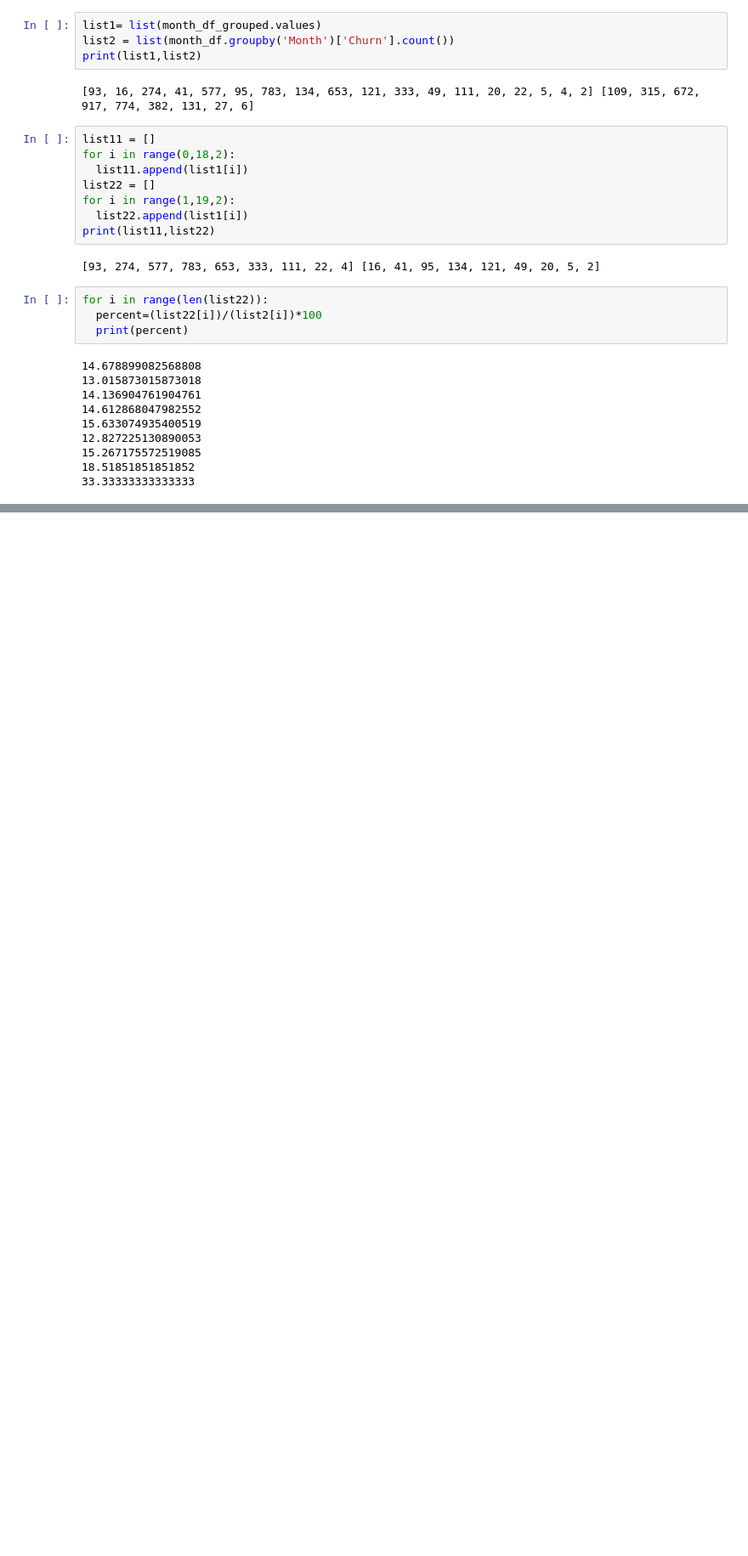
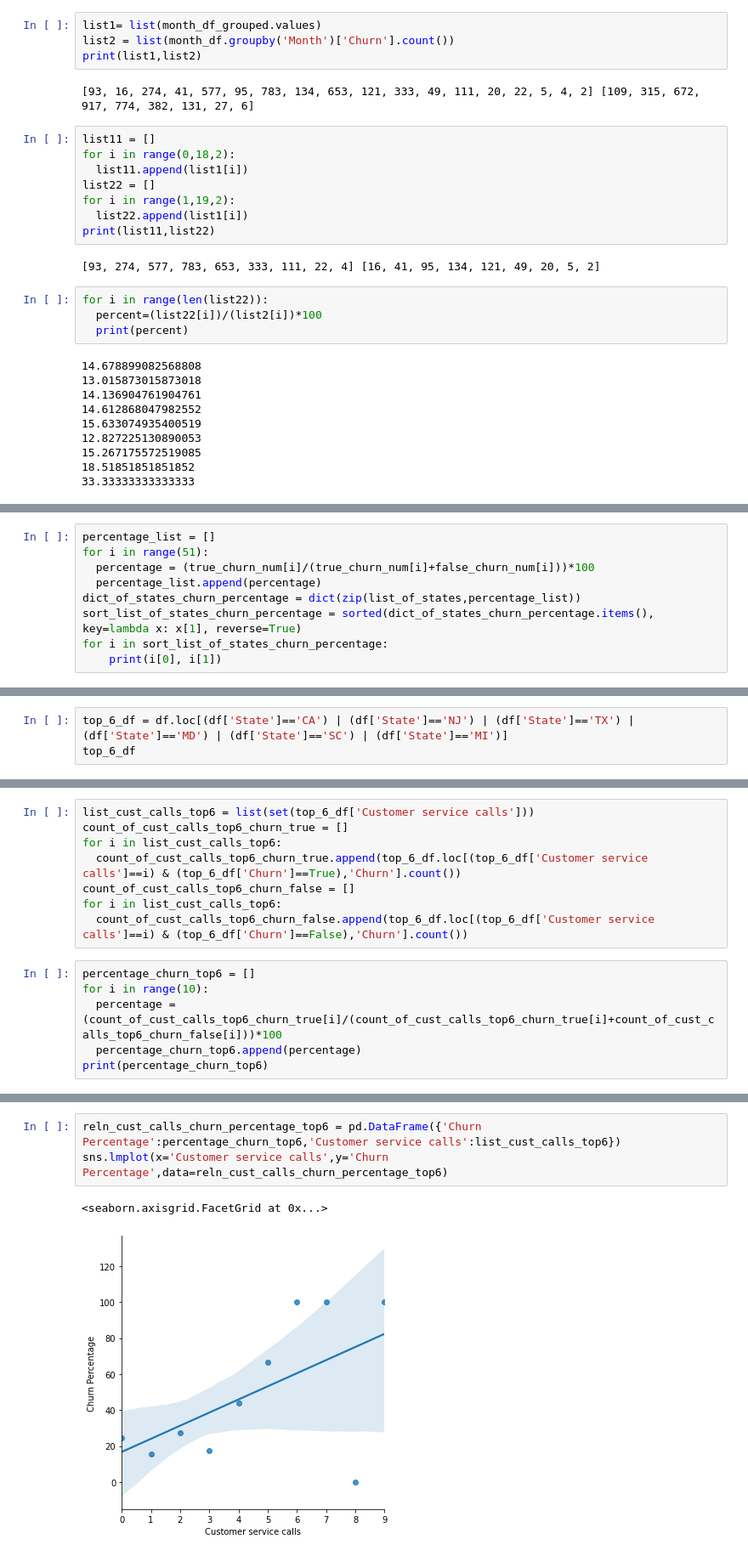
Before and after one commit to sanjogmish/Telecom_Churn_Analysis, a Jupyter notebook: Telecom_Churn_Analysis_Structured_Bivariate_Capstone_Project.ipynb, the cells around one changed output, grey strips where cells are left out. Shown: that part at 85% size. Cells and saved outputs as stored; diff of their text form; blank space fills up the shorter version.

```diff
--- a/Telecom_Churn_Analysis_Structured_Bivariate_Capstone_Project.ipynb
+++ b/Telecom_Churn_Analysis_Structured_Bivariate_Capstone_Project.ipynb
@@ -501,0 +618,9 @@ for i in range(len(list22)):
+# %%
+percentage_list = []
+for i in range(51):
+  percentage = (true_churn_num[i]/(true_churn_num[i]+false_churn_num[i]))*100
+  percentage_list.append(percentage)
+dict_of_states_churn_percentage = dict(zip(list_of_states,percentage_list))
+sort_list_of_states_churn_percentage = sorted(dict_of_states_churn_percentage.items(), key=lambda x: x[1], reverse=True)
+for i in sort_list_of_states_churn_percentage:
+	print(i[0], i[1])
@@ -501,0 +645,3 @@ for i in range(len(list22)):
+# %%
+top_6_df = df.loc[(df['State']=='CA') | (df['State']=='NJ') | (df['State']=='TX') | (df['State']=='MD') | (df['State']=='SC') | (df['State']=='MI')]
+top_6_df
@@ -501,0 +666,14 @@ for i in range(len(list22)):
+# %%
+list_cust_calls_top6 = list(set(top_6_df['Customer service calls']))
+count_of_cust_calls_top6_churn_true = []
+for i in list_cust_calls_top6:
+  count_of_cust_calls_top6_churn_true.append(top_6_df.loc[(top_6_df['Customer service calls']==i) & (top_6_df['Churn']==True),'Churn'].count())
+count_of_cust_calls_top6_churn_false = []
+for i in list_cust_calls_top6:
+  count_of_cust_calls_top6_churn_false.append(top_6_df.loc[(top_6_df['Customer service calls']==i) & (top_6_df['Churn']==False),'Churn'].count())
+# %%
+percentage_churn_top6 = []
+for i in range(10):
+  percentage = (count_of_cust_calls_top6_churn_true[i]/(count_of_cust_calls_top6_churn_true[i]+count_of_cust_calls_top6_churn_false[i]))*100
+  percentage_churn_top6.append(percentage)
+print(percentage_churn_top6)
@@ -501,0 +682,6 @@ for i in range(len(list22)):
+# %%
+reln_cust_calls_churn_percentage_top6 = pd.DataFrame({'Churn Percentage':percentage_churn_top6,'Customer service calls':list_cust_calls_top6})
+sns.lmplot(x='Customer service calls',y='Churn Percentage',data=reln_cust_calls_churn_percentage_top6)
+# %% [output]
+<seaborn.axisgrid.FacetGrid at 0x...>
+[figure, added]
```
Also changed, not shown: parts of 23 cells of this notebook.
